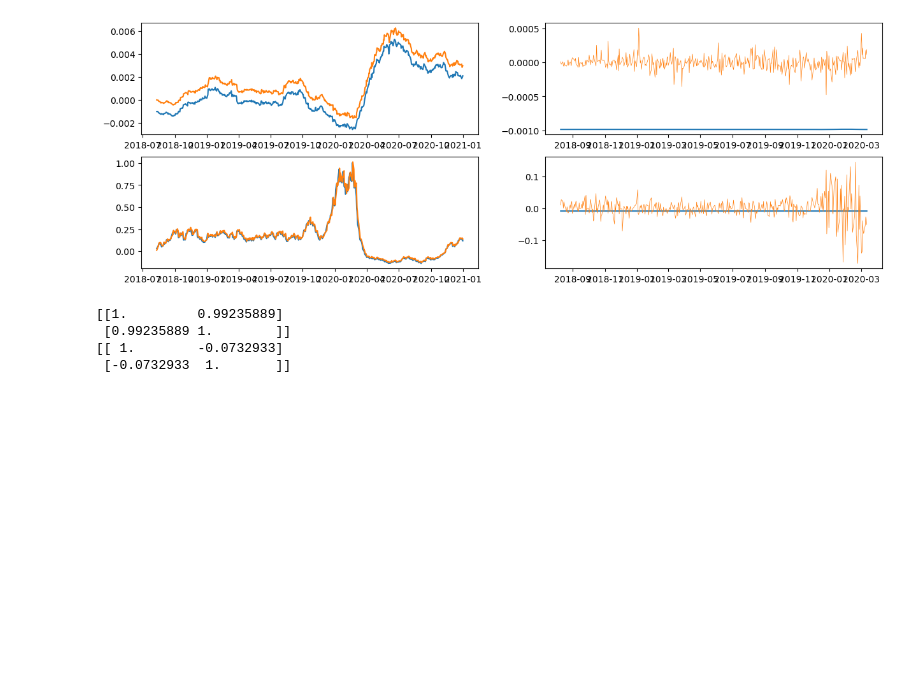
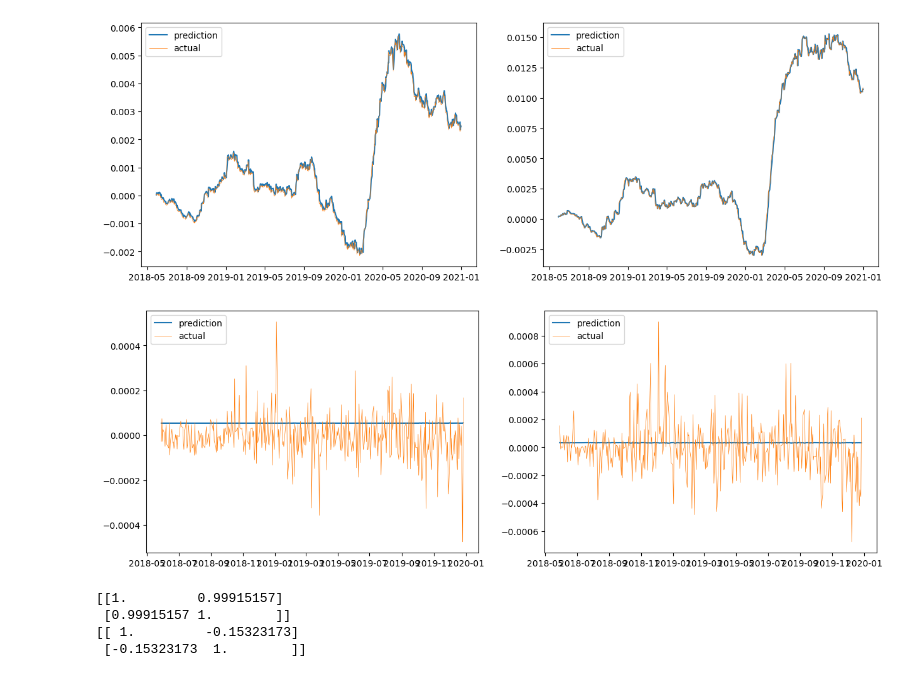
Before and after one commit to yshirai999/Simulating-Volatility-Scenarios, a Jupyter notebook: RNN.ipynb, the cells around one changed output. Drawn from its saved outputs; the diff is of its cells as text; code cells hidden in the pictures; blank space fills up the shorter version.

```diff
--- a/RNN.ipynb
+++ b/RNN.ipynb
@@ -3,7 +3,8 @@ from RNNEnv import RNNClass
 from tensorflow.keras.layers import SimpleRNN, LSTM
 import numpy as np
 # %%
-ModelRNN = RNNClass(feature_steps=252,target_steps=1,tickers = ['spy'],layers_LSTM=10,layers_RNN=10,batchnormalization=True, epochs = 125)
+ModelRNN = RNNClass(feature_steps=1,target_steps=1,tickers = ['spy'],layers_LSTM=1,layers_RNN=1,batchnormalization=True, epochs = 200, patience = 500,
+                     learning_rate=0.00001,HuberDelta_p=0.0001,HuberDelta_n=0.0001)
 
 for m in [SimpleRNN,LSTM]:
     ModelRNN.Prediction(m)
@@ -18,36 +25,53 @@ WARNING:tensorflow:From c:\Users\yoshi\anaconda3\envs\SimulatingScenarios\lib\si
 # %%
 import matplotlib.pyplot as plt
 
 T = len(ModelRNN.tickers)
-fig, axes = plt.subplots(2, 2, figsize=(15, 5*T))
 
-mod = 1  #SimpleRNN = 0, LSTM = 1
+mod = 0  #SimpleRNN = 0, LSTM = 1
 
 ticker = 'spy'
 
+fig, axes = plt.subplots(1, 2, figsize=(15, 5*T))
 for var in [0,1]:
     k = list(ModelRNN.test_pred[ticker].keys())
     pred = ModelRNN.test_pred[ticker][k[mod]][:,var]
     test = ModelRNN.y_test[ticker][:,var]
     test_full = np.cumsum(test)
-    pred_full = test_full[1:]+pred[:-1]
-    test_full = test_full[:-1]
+    pred_full = test_full[:-1]+pred[:-1]
+    test_full = test_full[1:]
 
-    axes[var,0].plot(ModelRNN.test_dates[ticker][k[mod]][1:],pred_full)
-    axes[var,0].plot(ModelRNN.test_dates[ticker][k[mod]][1:],test_full)
 
+    axes[var].plot(ModelRNN.test_dates[ticker][k[mod]][1:],pred_full, label = "prediction")
+    axes[var].plot(ModelRNN.test_dates[ticker][k[mod]][1:],test_full, label = "actual", linewidth=0.5)
+    axes[var].legend(loc='upper left')
+
+# Show the plot
+plt.show()
+
+fig, axes = plt.subplots(1, 2, figsize=(15, 5*T))
+for var in [0,1]:
+    k = list(ModelRNN.test_pred[ticker].keys())
+    pred = ModelRNN.test_pred[ticker][k[mod]][:,var]
+    test = ModelRNN.y_test[ticker][:,var]
+    test_full = np.cumsum(test)
+    pred_full = test_full[:-1]+pred[:-1]
+    test_full = test_full[1:]
+
+    axes[var].legend(loc='upper left')
     TT = 400
-    axes[var,1].plot(ModelRNN.test_dates[ticker][k[mod]][:TT],pred[:TT], label = "prediction")
-    axes[var,1].plot(ModelRNN.test_dates[ticker][k[mod]][:TT],test[:TT], label = "actual", linewidth=0.5)
+    axes[var].plot(ModelRNN.test_dates[ticker][k[mod]][:TT],pred[:TT], label = "prediction")
+    axes[var].plot(ModelRNN.test_dates[ticker][k[mod]][:TT],test[:TT], label = "actual", linewidth=0.5)
+    axes[var].legend(loc='upper left')
 
 # Show the plot
 plt.show()
 
 print(np.corrcoef(test_full,pred_full))
 print(np.corrcoef(test,pred))
 # %% [output]
-[figure, old version]
+[figure, new version]
+[figure, added]
-[[1.         0.99235889]
- [0.99235889 1.        ]]
-[[ 1.        -0.0732933]
- [-0.0732933  1.       ]]
+[[1.         0.99915157]
+ [0.99915157 1.        ]]
+[[ 1.         -0.15323173]
+ [-0.15323173  1.        ]]
```
Also changed, not shown: parts of 3 cells of this notebook, 5 other files.
